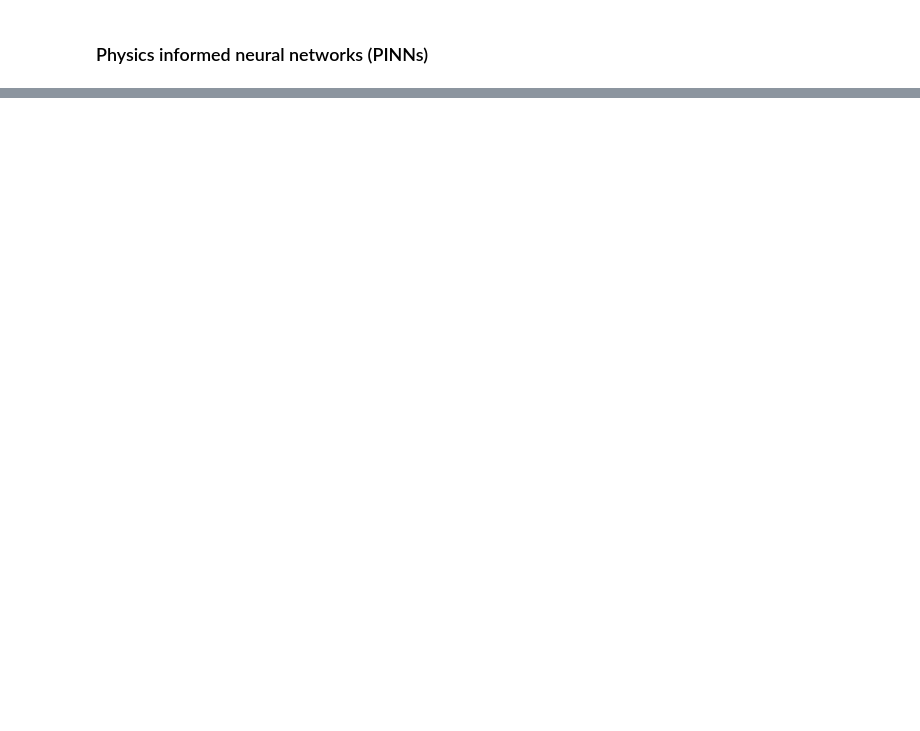
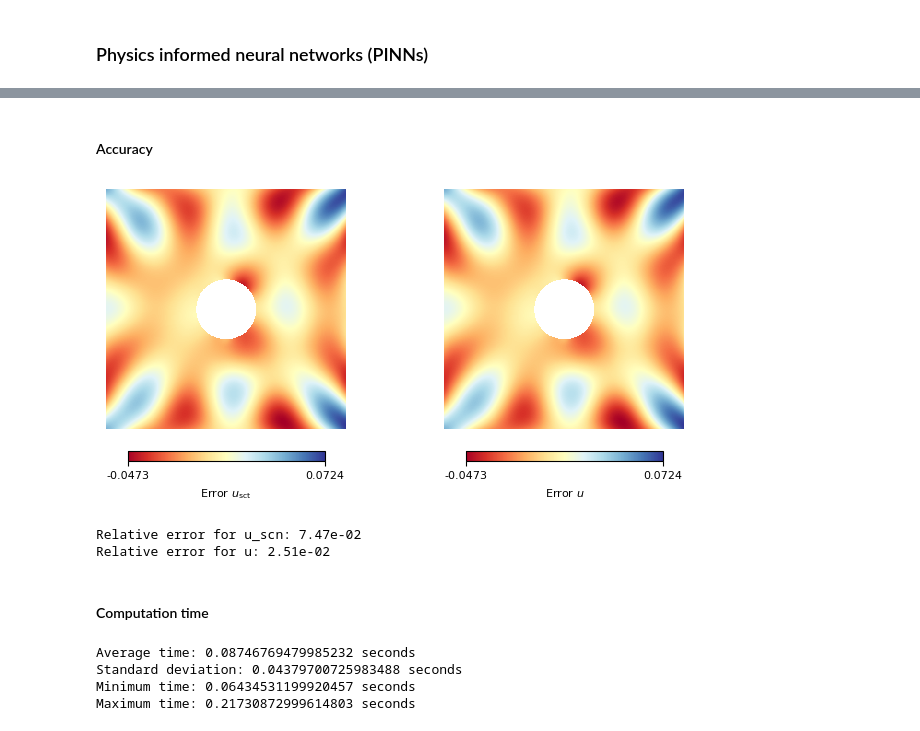
Before and after one commit to oscar-rincon/scattering-problem, a Jupyter notebook: main/analysis_scat_circ.ipynb, the cells around one changed output, grey strips where cells are left out. Drawn from its saved outputs; the diff is of its cells as text; code cells hidden in the pictures; blank space fills up the shorter version.

```diff
--- a/main/analysis_scat_circ.ipynb
+++ b/main/analysis_scat_circ.ipynb
@@ -116,0 +157,27 @@ Maximum Time: 0.72 seconds
+# %% [markdown]
+#### Accuracy
+# %%
+# Plot difference and calculate relative error
+rel_error_uscn, rel_error_u = calc_error(X, Y, np.real(u_sc), np.real(u), u_sc_pred, u_pred, r_i, r_e)
+
+# Print the relative error in scientific notation
+print(f"Relative error for u_scn: {rel_error_uscn:.2e}")
+print(f"Relative error for u: {rel_error_u:.2e}")
+# %% [output]
+[figure, added]
+Relative error for u_scn: 7.47e-02
+Relative error for u: 2.51e-02
+# %% [markdown]
+#### Computation time
+# %%
+num_runs = 10
+timing_results = measure_model_time_pinns(model, r_e, r_i, k, n_grid, num_runs)
+print(f"Average time: {timing_results['average_time']} seconds")
+print(f"Standard deviation: {timing_results['std_dev_time']} seconds")
+print(f"Minimum time: {timing_results['min_time']} seconds")
+print(f"Maximum time: {timing_results['max_time']} seconds")
+# %% [output]
+Average time: 0.08746769479985232 seconds
+Standard deviation: 0.04379700725983488 seconds
+Minimum time: 0.06434531199920457 seconds
+Maximum time: 0.21730872999614803 seconds
```
Also changed, not shown: parts of 15 cells of this notebook, 17 other files.
